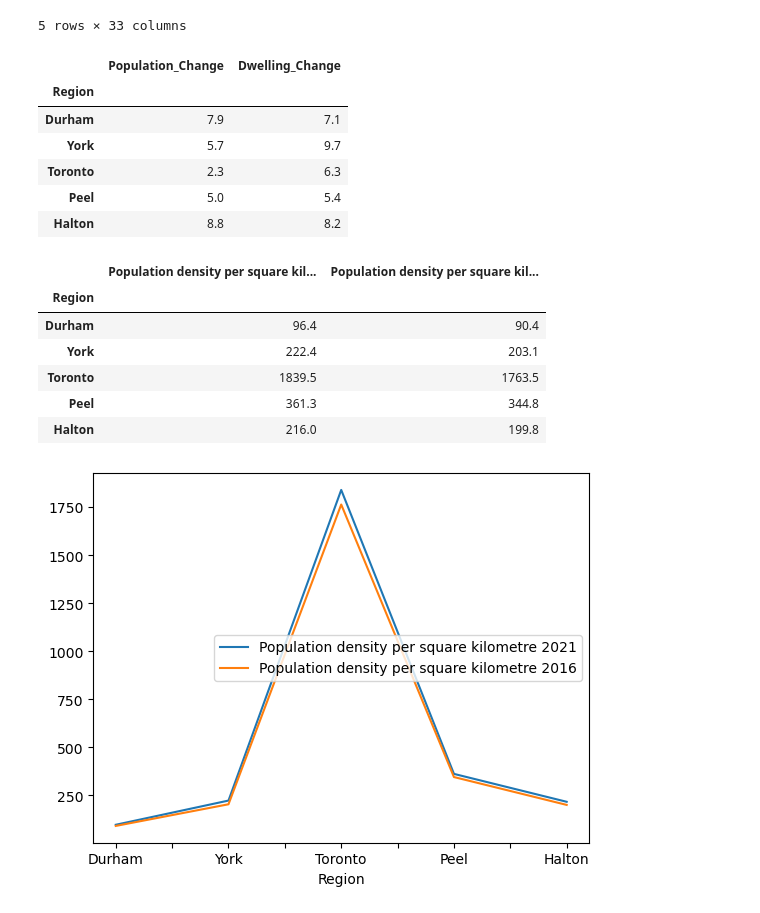
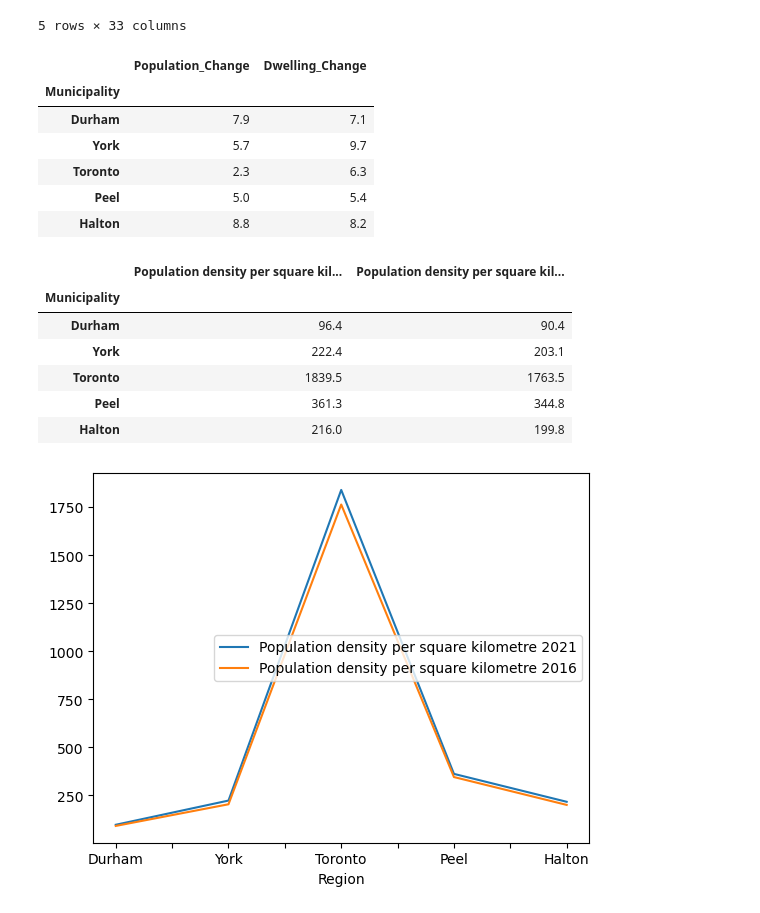
Before and after one commit to Dav5T/Grp-Project-1---Housing-Price, a Jupyter notebook: House-Supply/Density_analysis.ipynb, the cells around one changed output. Cells and saved outputs as stored; diff of their text form; code cells hidden in the pictures.

```diff
--- a/House-Supply/supply_analysis.ipynb
+++ b/House-Supply/Density_analysis.ipynb
@@ -35,17 +35,17 @@ new_data_df
 # %%
 #Form new table to compare population change% and private dwelling change% between 2016-2021
 percentage_change_df =new_data_df [['CDNAME', 'PopChg16_21', 'DwellChg16_21']]
 
 #Rename the column
-rename_percentage_change_df = percentage_change_df.rename(columns = {'CDNAME':'Region',
+rename_percentage_change_df = percentage_change_df.rename(columns = {'CDNAME':'Municipality',
                                                                     'PopChg16_21':'Population_Change',
                                                                     'DwellChg16_21':'Dwelling_Change'})
 #Set Area as index
-final_percentage_change_df = rename_percentage_change_df.set_index('Region')
-final_percentage_change_df = df
+final_percentage_change_df = rename_percentage_change_df.set_index('Municipality')
+final_percentage_change_df
 # %% [output]
 |  | Population_Change | Dwelling_Change |
-| Region |  |  |
+| Municipality |  |  |
 | Durham | 7.9 | 7.1 |
 | York | 5.7 | 9.7 |
 | Toronto | 2.3 | 6.3 |
@@ -57,15 +57,15 @@ final_percentage_change_df = df
 dwelling_density_df = new_data_df [['CDNAME', 'DwellUR_Den21', 'DwellUR_Den16']]
 
 #Rename the column
-rename_dwelling_density_df = dwelling_density_df.rename(columns = {'CDNAME':'Region',
+rename_dwelling_density_df = dwelling_density_df.rename(columns = {'CDNAME':'Municipality',
                                                                   'DwellUR_Den21':'Population density per square kilometre 2021',
                                                                   'DwellUR_Den16':'Population density per square kilometre 2016'})
 #Set Area as index
-final_dwelling_density_df = rename_dwelling_density_df.set_index('Region')
+final_dwelling_density_df = rename_dwelling_density_df.set_index('Municipality')
 final_dwelling_density_df
 # %% [output]
 |  | Population density per square kil... | Population density per square kil... |
-| Region |  |  |
+| Municipality |  |  |
 | Durham | 96.4 | 90.4 |
 | York | 222.4 | 203.1 |
 | Toronto | 1839.5 | 1763.5 |
```
Also changed, not shown: 2 other files.
